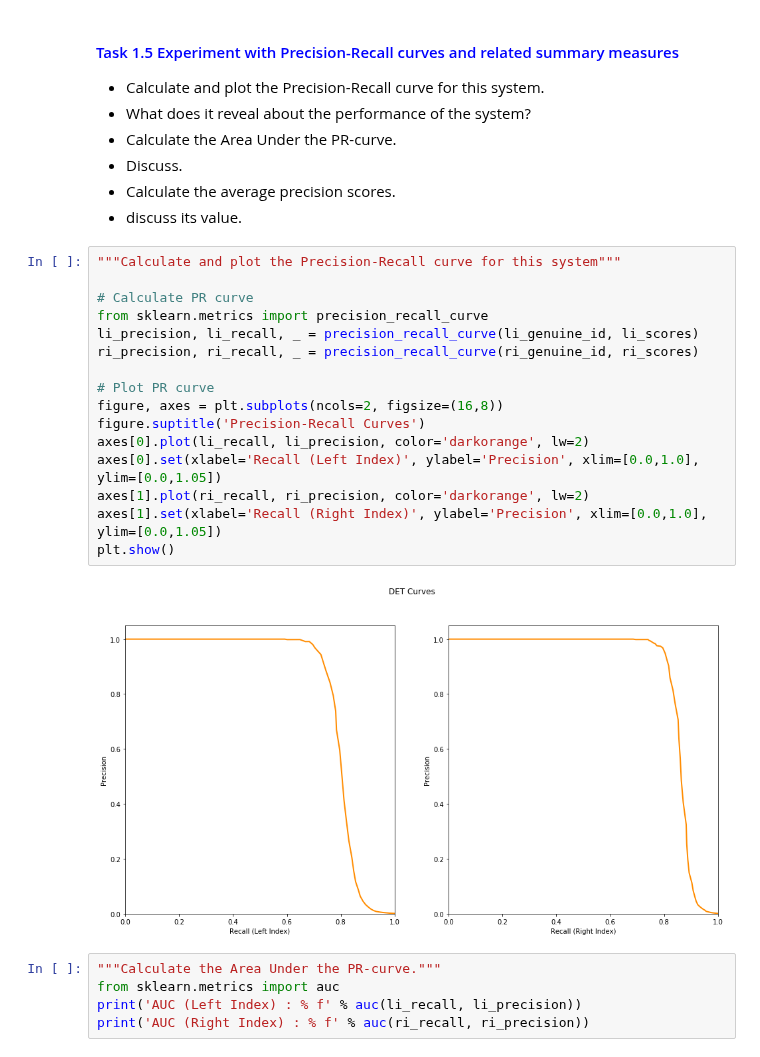
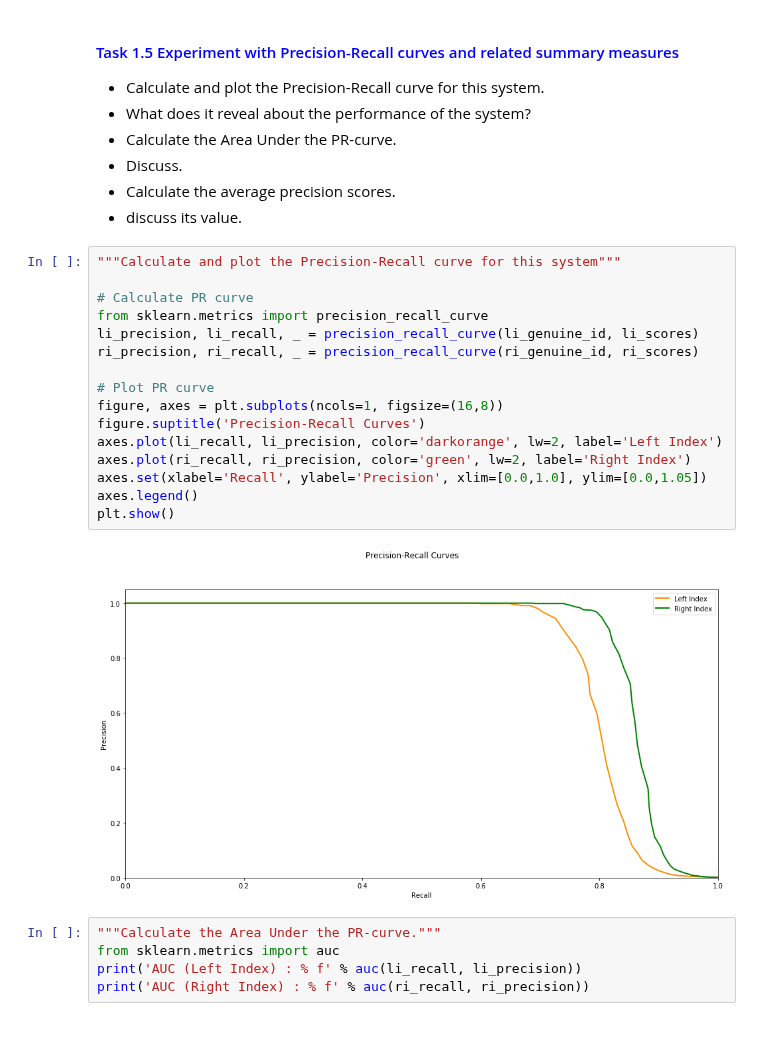
Before and after one commit to BrunoVandekerkhove/biometric-systems, a Jupyter notebook: evaluation/validating.ipynb, the cells around one changed output. Saved outputs shown, nothing was run; the diff lists cells and outputs as text.

```diff
--- a/evaluation/validating.ipynb
+++ b/evaluation/validating.ipynb
@@ -421,21 +451,21 @@ Scikit-Learn provides routines for calculating these curves and numbers as demon
 # %%
 """Calculate and plot the Precision-Recall curve for this system"""
 
 # Calculate PR curve
 from sklearn.metrics import precision_recall_curve
 li_precision, li_recall, _ = precision_recall_curve(li_genuine_id, li_scores)
 ri_precision, ri_recall, _ = precision_recall_curve(ri_genuine_id, ri_scores)
 
 # Plot PR curve
-figure, axes = plt.subplots(ncols=2, figsize=(16,8))
+figure, axes = plt.subplots(ncols=1, figsize=(16,8))
 figure.suptitle('Precision-Recall Curves')
-axes[0].plot(li_recall, li_precision, color='darkorange', lw=2)
-axes[0].set(xlabel='Recall (Left Index)', ylabel='Precision', xlim=[0.0,1.0], ylim=[0.0,1.05])
-axes[1].plot(ri_recall, ri_precision, color='darkorange', lw=2)
-axes[1].set(xlabel='Recall (Right Index)', ylabel='Precision', xlim=[0.0,1.0], ylim=[0.0,1.05])
+axes.plot(li_recall, li_precision, color='darkorange', lw=2, label='Left Index')
+axes.plot(ri_recall, ri_precision, color='green', lw=2, label='Right Index')
+axes.set(xlabel='Recall', ylabel='Precision', xlim=[0.0,1.0], ylim=[0.0,1.05])
+axes.legend()
 plt.show()
 # %% [output]
-[figure, old version]
+[figure, new version]
 # %%
 """Calculate the Area Under the PR-curve."""
 from sklearn.metrics import auc
```
Also changed, not shown: parts of 12 cells of this notebook.
